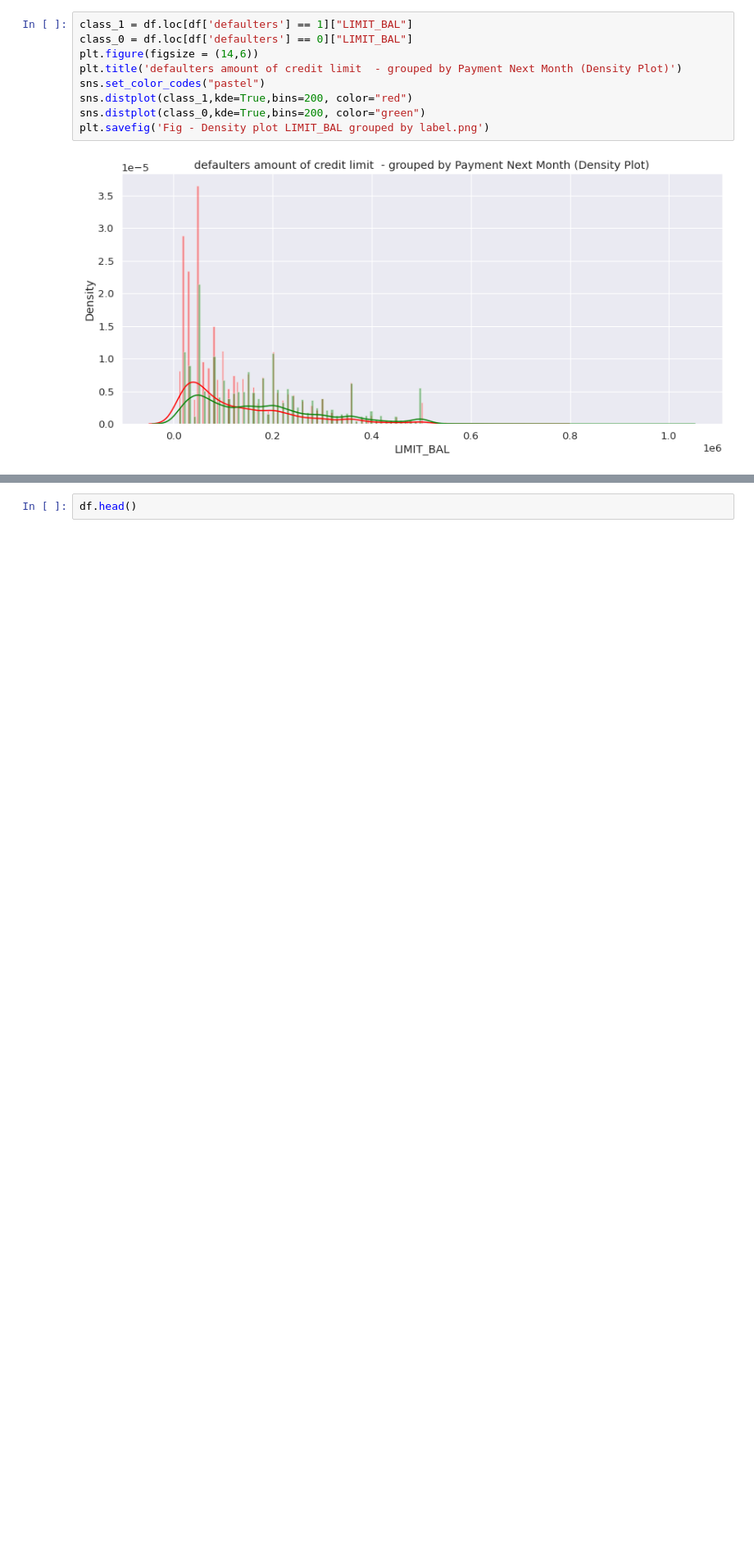
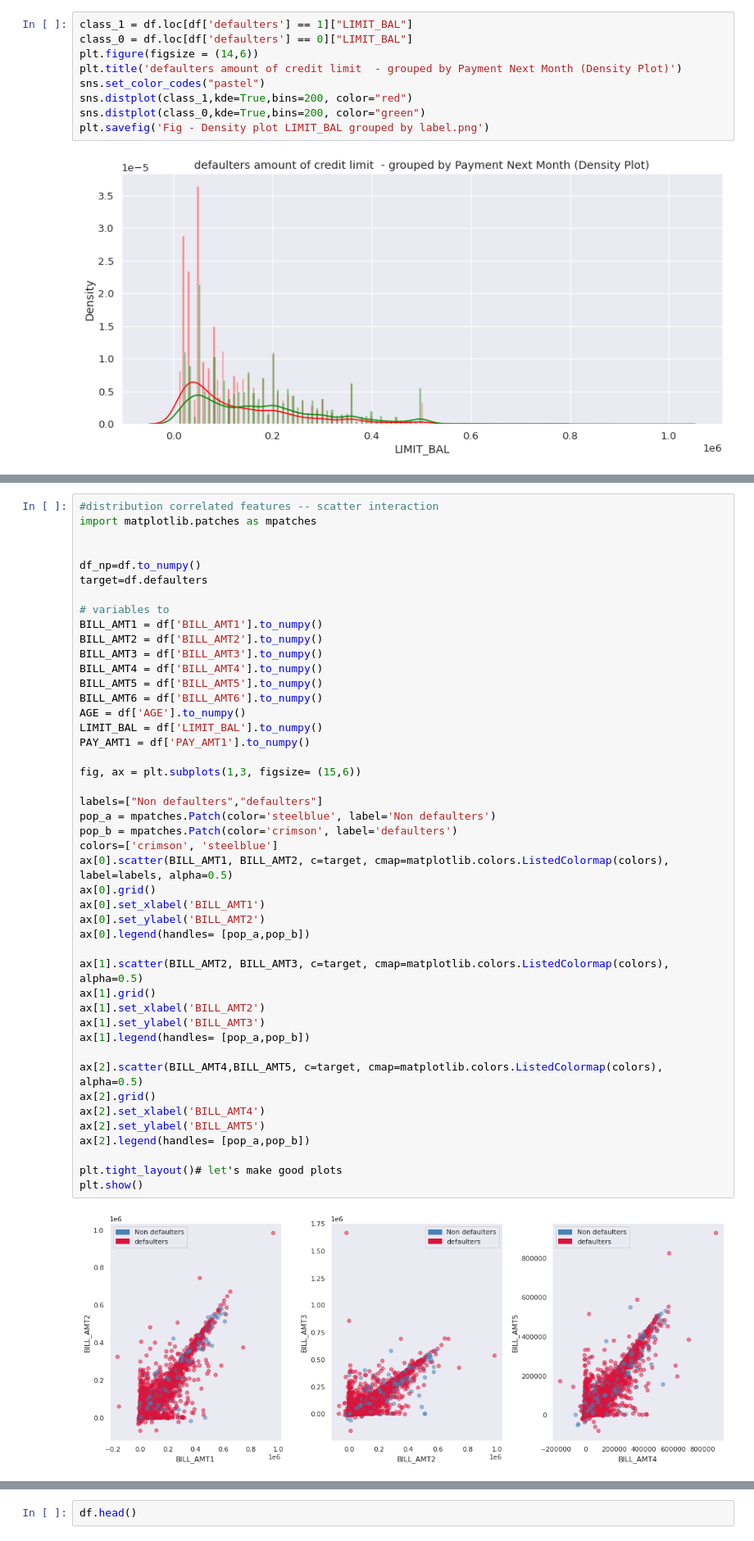
Before and after one commit to sumitgaikwad8877/-Credit-Card-Default-Prediction-, a Jupyter notebook: Credit_Card_Default_Prediction_Capstone_Project.ipynb, the cells around one changed output, grey strips where cells are left out. Shown: that part at 82% size. Saved outputs shown, nothing was run; the diff lists cells and outputs as text; blank space fills up the shorter version.

```diff
--- a/Credit_Card_Default_Prediction_Capstone_Project.ipynb
+++ b/Credit_Card_Default_Prediction_Capstone_Project.ipynb
@@ -348,0 +389,47 @@ plt.savefig('Fig - Density plot LIMIT_BAL grouped by label.png')
+# %%
+#distribution correlated features -- scatter interaction
+import matplotlib.patches as mpatches
+
+
+df_np=df.to_numpy()
+target=df.defaulters
+
+# variables to
+BILL_AMT1 = df['BILL_AMT1'].to_numpy()
+BILL_AMT2 = df['BILL_AMT2'].to_numpy()
+BILL_AMT3 = df['BILL_AMT3'].to_numpy()
+BILL_AMT4 = df['BILL_AMT4'].to_numpy()
+BILL_AMT5 = df['BILL_AMT5'].to_numpy()
+BILL_AMT6 = df['BILL_AMT6'].to_numpy()
+AGE = df['AGE'].to_numpy()
+LIMIT_BAL = df['LIMIT_BAL'].to_numpy()
+PAY_AMT1 = df['PAY_AMT1'].to_numpy()
+
+fig, ax = plt.subplots(1,3, figsize= (15,6))
+
+labels=["Non defaulters","defaulters"]
+pop_a = mpatches.Patch(color='steelblue', label='Non defaulters')
+pop_b = mpatches.Patch(color='crimson', label='defaulters')
+colors=['crimson', 'steelblue']
+ax[0].scatter(BILL_AMT1, BILL_AMT2, c=target, cmap=matplotlib.colors.ListedColormap(colors), label=labels, alpha=0.5)
+ax[0].grid()
+ax[0].set_xlabel('BILL_AMT1')
+ax[0].set_ylabel('BILL_AMT2')
+ax[0].legend(handles= [pop_a,pop_b])
+
+ax[1].scatter(BILL_AMT2, BILL_AMT3, c=target, cmap=matplotlib.colors.ListedColormap(colors), alpha=0.5)
+ax[1].grid()
+ax[1].set_xlabel('BILL_AMT2')
+ax[1].set_ylabel('BILL_AMT3')
+ax[1].legend(handles= [pop_a,pop_b])
+
+ax[2].scatter(BILL_AMT4,BILL_AMT5, c=target, cmap=matplotlib.colors.ListedColormap(colors), alpha=0.5)
+ax[2].grid()
+ax[2].set_xlabel('BILL_AMT4')
+ax[2].set_ylabel('BILL_AMT5')
+ax[2].legend(handles= [pop_a,pop_b])
+
+plt.tight_layout()# let's make good plots
+plt.show()
+# %% [output]
+[figure, added]
```
Also changed, not shown: parts of 93 cells of this notebook.
